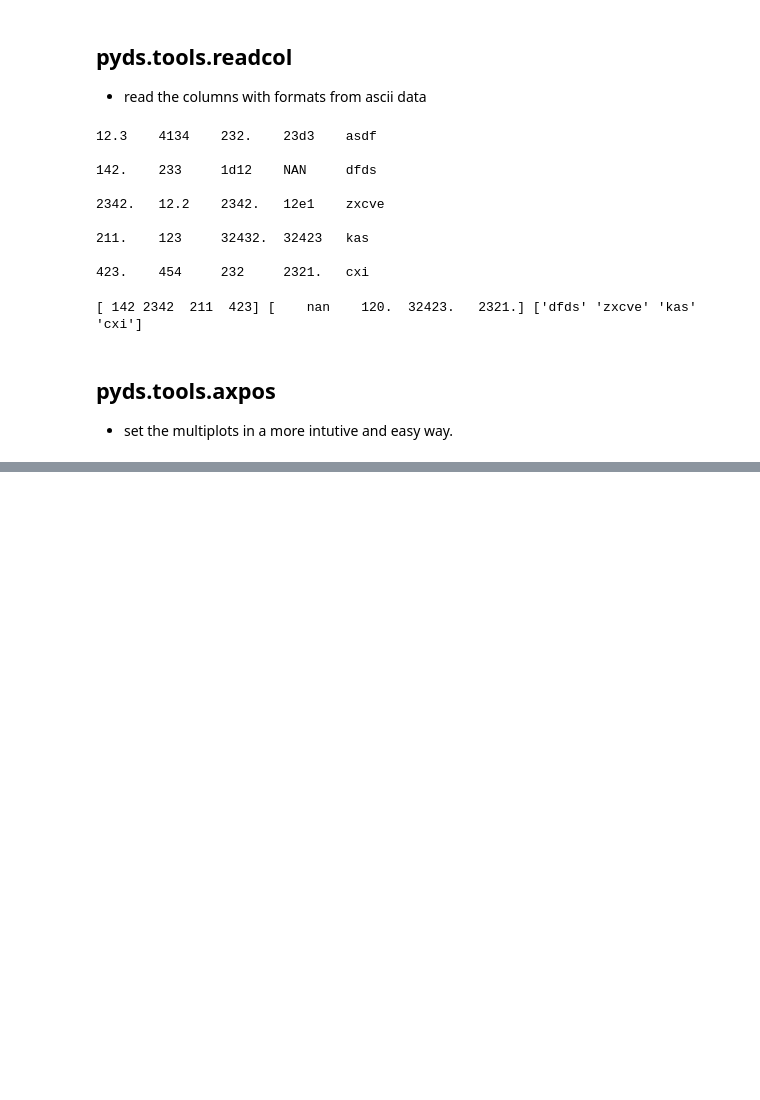
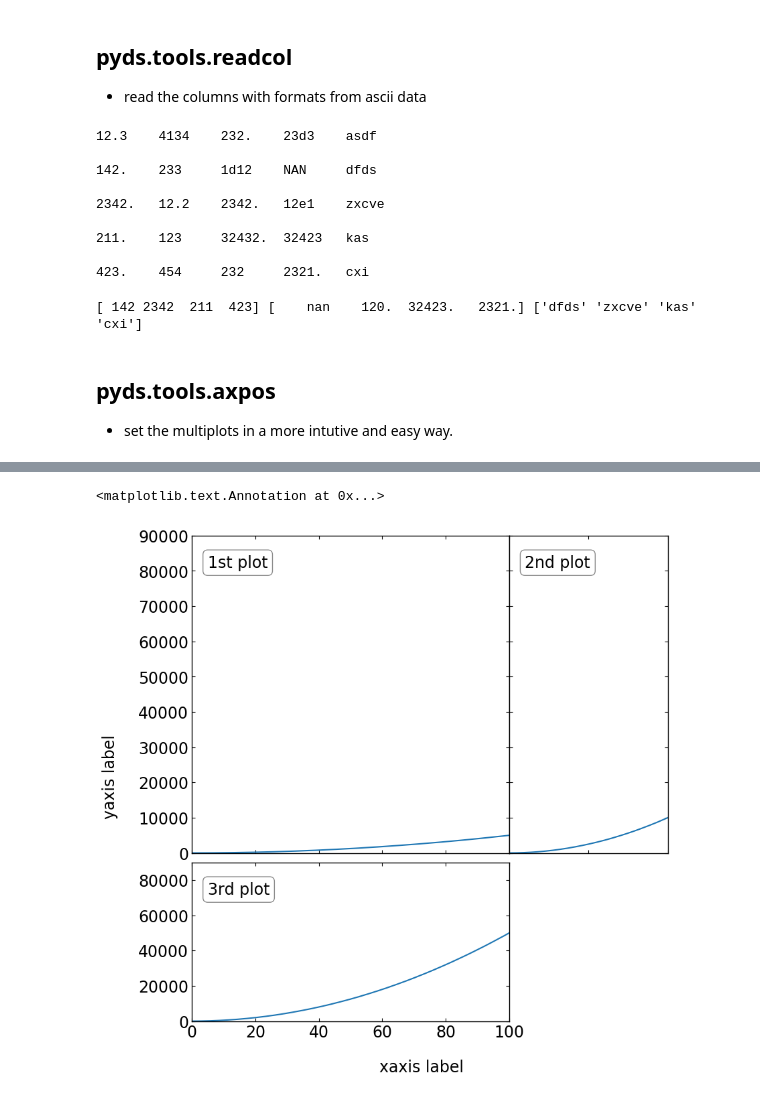
Before and after one commit to astrodoo/pyds, a Jupyter notebook: ipynb/tools.ipynb, the cells around one changed output, grey strips where cells are left out. Saved outputs shown, nothing was run; the diff lists cells and outputs as text; code cells hidden in the pictures; blank space fills up the shorter version.

```diff
--- a/ipynb/tools.ipynb
+++ b/ipynb/tools.ipynb
@@ -123,3 +125,60 @@ plt.annotate('xaxis label',(0.49,0.02),xycoords='figure fraction')
+# %%
+""" Even drawing part of plots is possible """
+import matplotlib.pyplot as plt
+import numpy as np
+from pyds.tools import axpos
+
+%matplotlib inline
+
+bbox_props = dict(boxstyle="round", fc="w", ec="0.5", alpha=0.9)
+xlim = [0,100]
+ylim = [0,90000]
+x = np.linspace(0,100,5000)
+y1 = x**2/2.
+y2 = x**2
+y3 = x**2*5
+y4 = x**2*10
+
+# initialize the configuration
+axset = axpos(22,pltx0=[30,10],plty0=[20,10],pltxs=[100,50],pltys=[100,50],pltxw=0,pltyw=3)
+
+# axes positions
+# [ 1,1  1,2
+#   2,1  2,2 ]
+
+# generate figure
+plt.figure(figsize=(9,9*axset.winys/axset.winxs))
+
+# first plot
+ax1  = plt.axes(axset.pos(221))
+ax1.plot(x,y1)
+ax1.set_xlim(xlim[0], xlim[1])
+ax1.set_ylim(ylim[0], ylim[1])
+ax1.annotate('1st plot',(0.05,0.9),xycoords='axes fraction',ha="left",bbox=bbox_props)
+plt.setp(ax1.get_xticklabels(), visible=False)
+
+# second plot
+ax2  = plt.axes(axset.pos(222))
+ax2.plot(x,y2)
+ax2.set_xlim(xlim[0], xlim[1])
+ax2.set_ylim(ylim[0], ylim[1])
+ax2.annotate('2nd plot',(0.1,0.9),xycoords='axes fraction',ha="left",bbox=bbox_props)
+plt.setp(ax2.get_xticklabels(), visible=False)
+plt.setp(ax2.get_yticklabels(), visible=False)
+
+# third plot
+ax3  = plt.axes(axset.pos(223))
+ax3.plot(x,y3)
+ax3.set_xlim(xlim[0], xlim[1])
+ax3.set_ylim(ylim[0], ylim[1])
+ax3.annotate('3rd plot',(0.05,0.8),xycoords='axes fraction',ha="left",bbox=bbox_props)
+
+# set the figure label
+plt.annotate('yaxis label',(0.01,0.6),xycoords='figure fraction',rotation='vertical')
+plt.annotate('xaxis label',(0.49,0.02),xycoords='figure fraction')
+# %% [output]
+<matplotlib.text.Annotation at 0x...>
+[figure, added]
 # %%
 """ Second method of drawing multiplots:
     All plosts should be in same size (i.e. pltxs=single number, pltys=single number)
```
Also changed, not shown: parts of 7 cells of this notebook, 4 other files.
